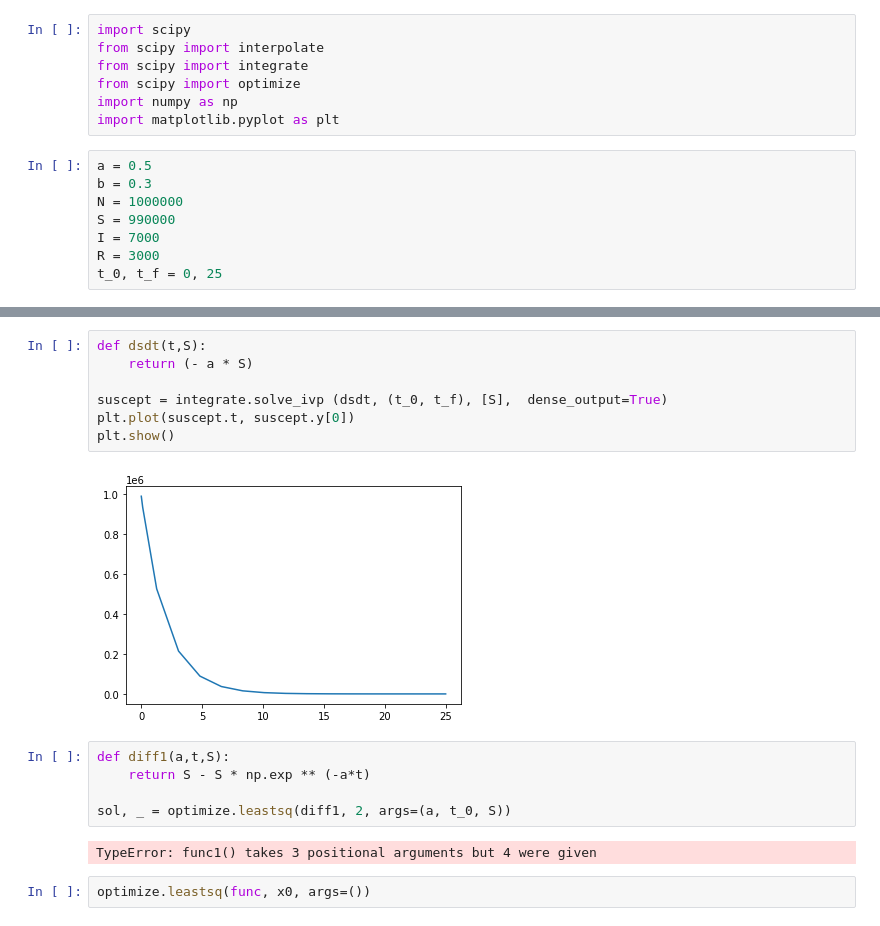
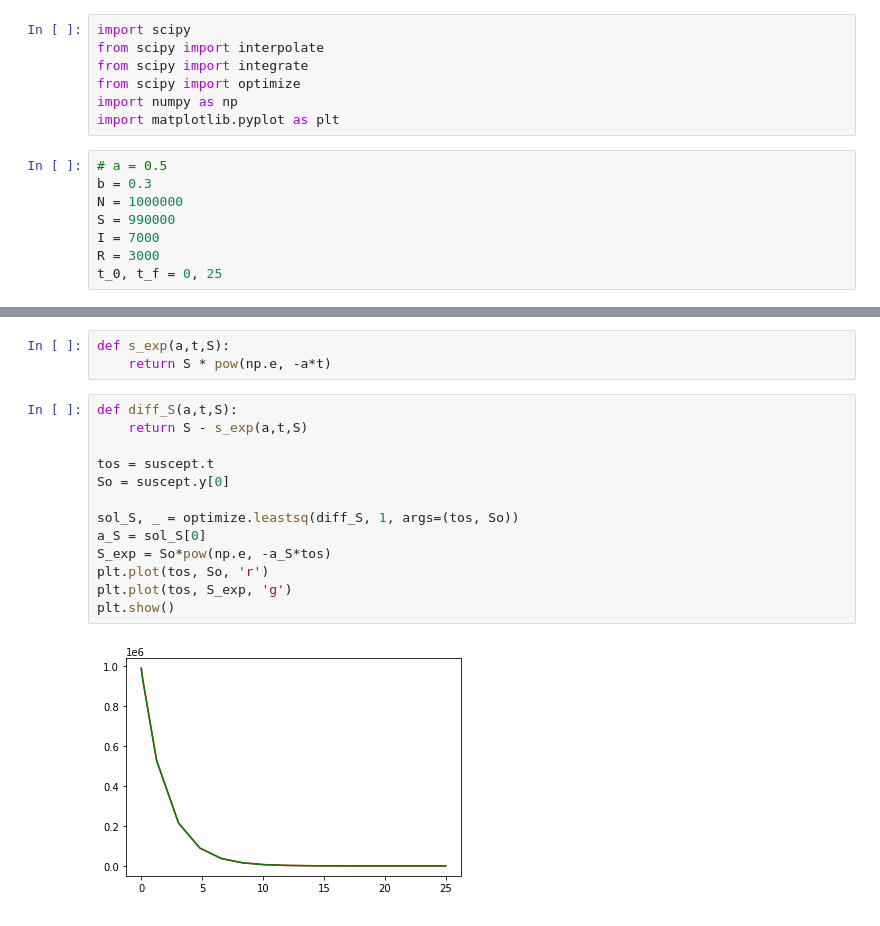
Before and after one commit to vic-map/Data_science_HW, a Jupyter notebook: Hw5.2.ipynb, the cells around one changed output, grey strips where cells are left out. Cells and saved outputs as stored; diff of their text form.

```diff
--- a/Hw5.2.ipynb
+++ b/Hw5.2.ipynb
@@ -6,7 +6,7 @@ from scipy import optimize
 import numpy as np
 import matplotlib.pyplot as plt
 # %%
-a = 0.5
+# a = 0.5
 b = 0.3
 N = 1000000
 S = 990000
@@ -16,18 +25,18 @@ t_0, t_f = 0, 25
 # %%
-def dsdt(t,S):
-    return (- a * S)
-
-suscept = integrate.solve_ivp (dsdt, (t_0, t_f), [S],  dense_output=True)
-plt.plot(suscept.t, suscept.y[0])
-plt.show()
+def s_exp(a,t,S):
+    return S * pow(np.e, -a*t)
-# %% [output]
-[figure, removed]
 # %%
-def diff1(a,t,S):
-    return S - S * np.exp ** (-a*t)
+def diff_S(a,t,S):
+    return S - s_exp(a,t,S)
 
-sol, _ = optimize.leastsq(diff1, 2, args=(a, t_0, S))
+tos = suscept.t
+So = suscept.y[0]
+
+sol_S, _ = optimize.leastsq(diff_S, 1, args=(tos, So))
+a_S = sol_S[0]
+S_exp = So*pow(np.e, -a_S*tos)
+plt.plot(tos, So, 'r')
+plt.plot(tos, S_exp, 'g')
+plt.show()
 # %% [output]
-TypeError: func1() takes 3 positional arguments but 4 were given
+[figure, added]
-# %%
-optimize.leastsq(func, x0, args=())
```
Also changed, not shown: parts of 9 cells of this notebook, 2 other files.
